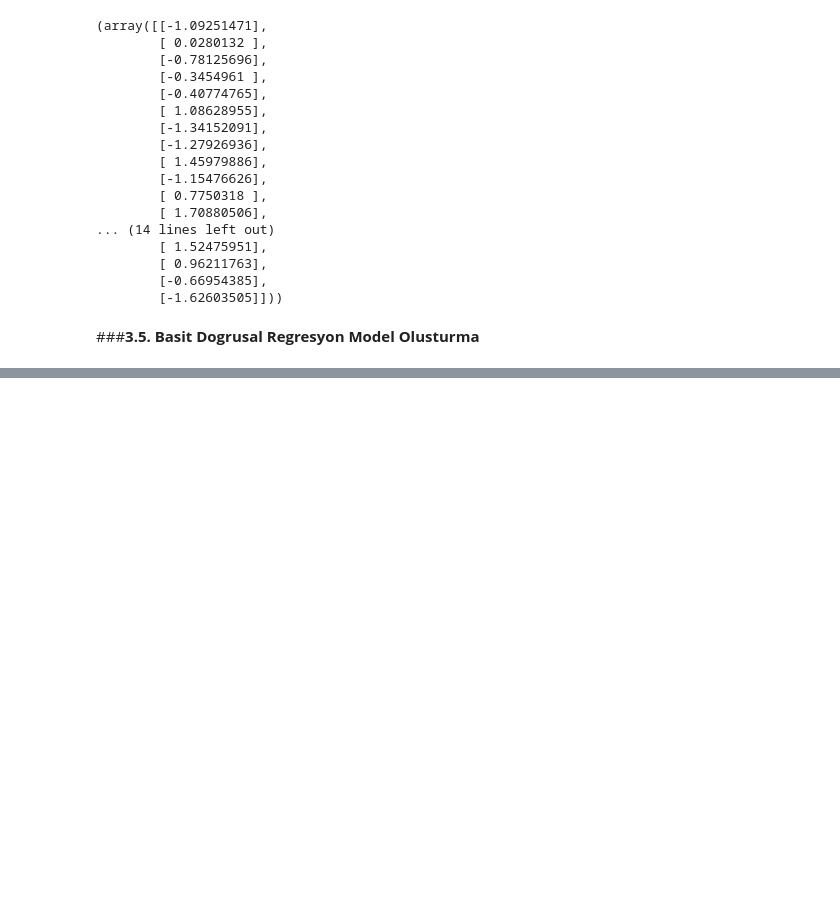
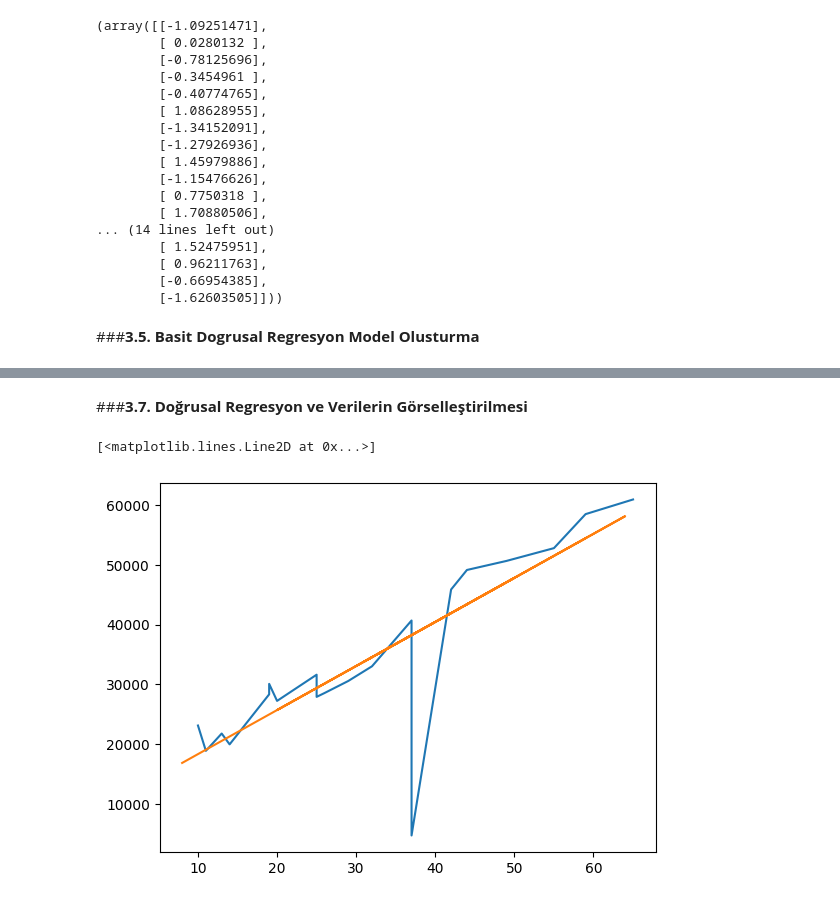
Before and after one commit to arifaygun/ML_Calisma_Notebooklari, a Jupyter notebook: Pythonla_Makine_Ogrenmesi.ipynb, the cells around one changed output, grey strips where cells are left out. Saved outputs shown, nothing was run; the diff lists cells and outputs as text; code cells hidden in the pictures; blank space fills up the shorter version.

```diff
--- a/Pythonla_Makine_Ogrenmesi.ipynb
+++ b/Pythonla_Makine_Ogrenmesi.ipynb
@@ -810,3 +811,9 @@ X_train, X_test
         [-1.62603505]]))
 # %% [markdown]
 ###**3.5. Basit Dogrusal Regresyon Model Olusturma**
+# %%
+#model insasi - Linear Regresyon
+from sklearn.linear_model import LinearRegression
+
+lr = LinearRegression()
+lr.fit(_train, Y_train)
@@ -813,5 +840,5 @@ X_train, X_test
 # %%
 from sklearn.linear_model import LinearRegression
 
-lr = LinearRegression()
-lr.fit()
+lr1 = LinearRegression()
+lr1.fit(x_train, y_train)
@@ -817,0 +865,11 @@ lr.fit()
+# %% [markdown]
+###**3.7. Doğrusal Regresyon ve Verilerin Görselleştirilmesi**
+# %%
+x_train = x_train.sort_index()
+y_train = y_train.sort_index()
+# %%
+plt.plot(x_train,y_train)
+plt.plot(x_test, lr.predict(x_test))
+# %% [output]
+[<matplotlib.lines.Line2D at 0x...>]
+[figure, added]
```
Also changed, not shown: parts of 7 cells of this notebook.
